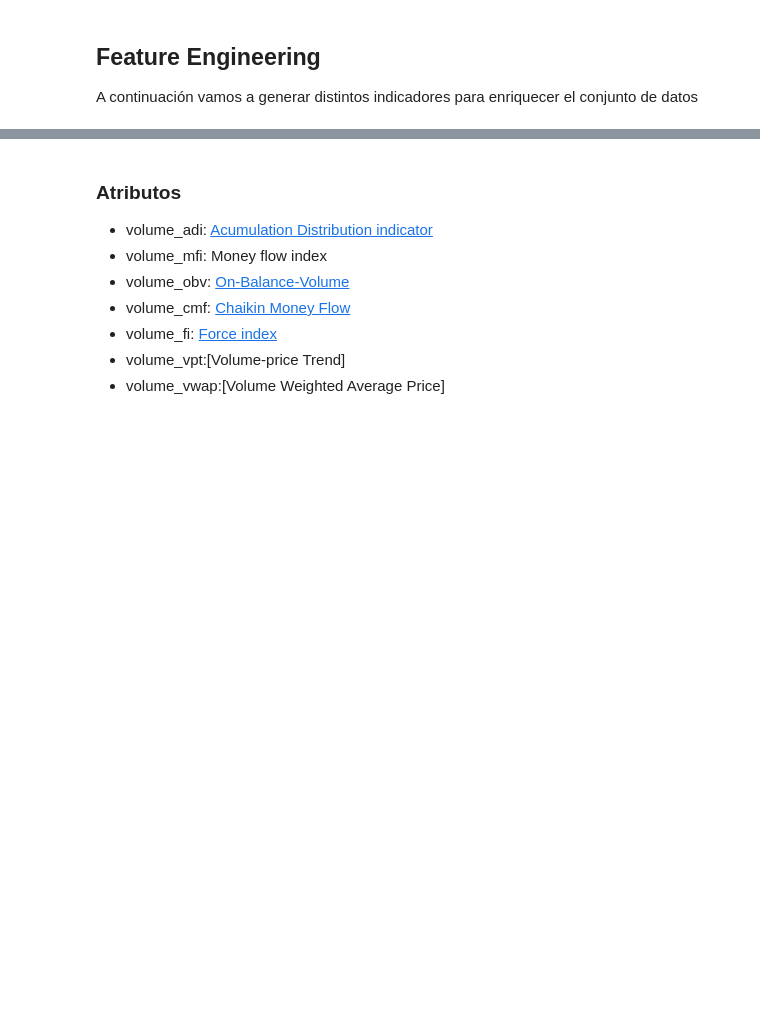
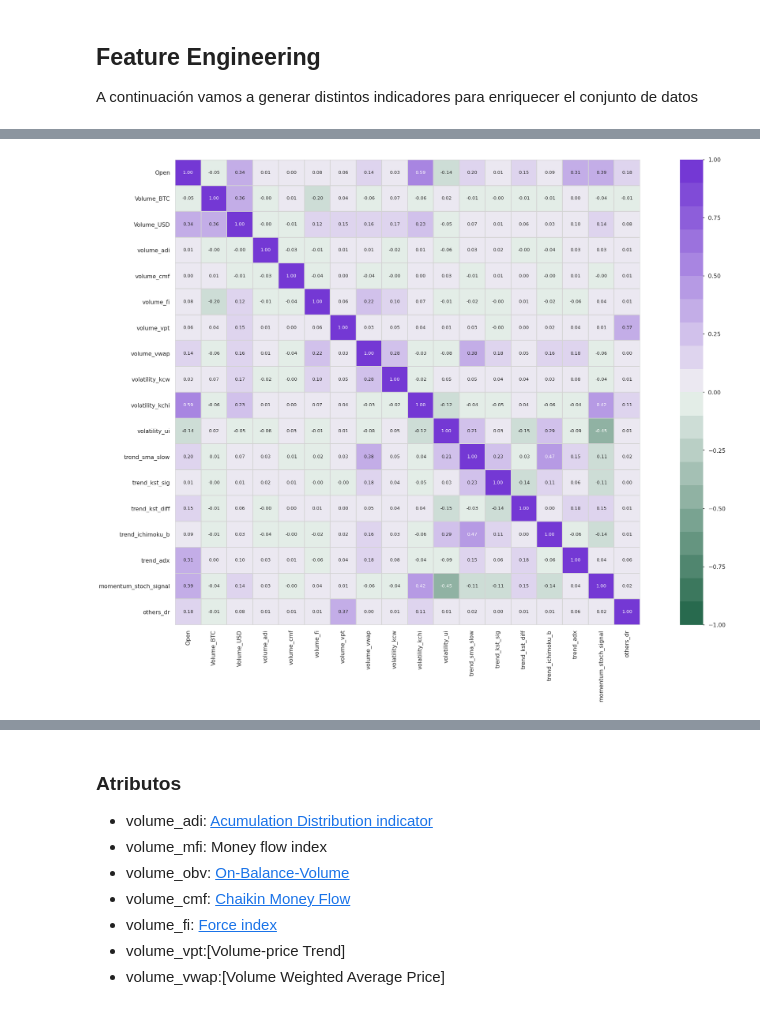
Before and after one commit to ZarthaxX/aa-tp-crypto, a Jupyter notebook: Untitled.ipynb, the cells around one changed output, grey strips where cells are left out. Cells and saved outputs as stored; diff of their text form; code cells hidden in the pictures; blank space fills up the shorter version.

```diff
--- a/Untitled.ipynb
+++ b/Untitled.ipynb
@@ -314,0 +449,4 @@ df = add_all_ta_features(
+# %%
+correlationMatrix(df_corr, (40,24))
+# %% [output]
+[figure, added]
```
Also changed, not shown: parts of 15 cells of this notebook, 4 other files.
